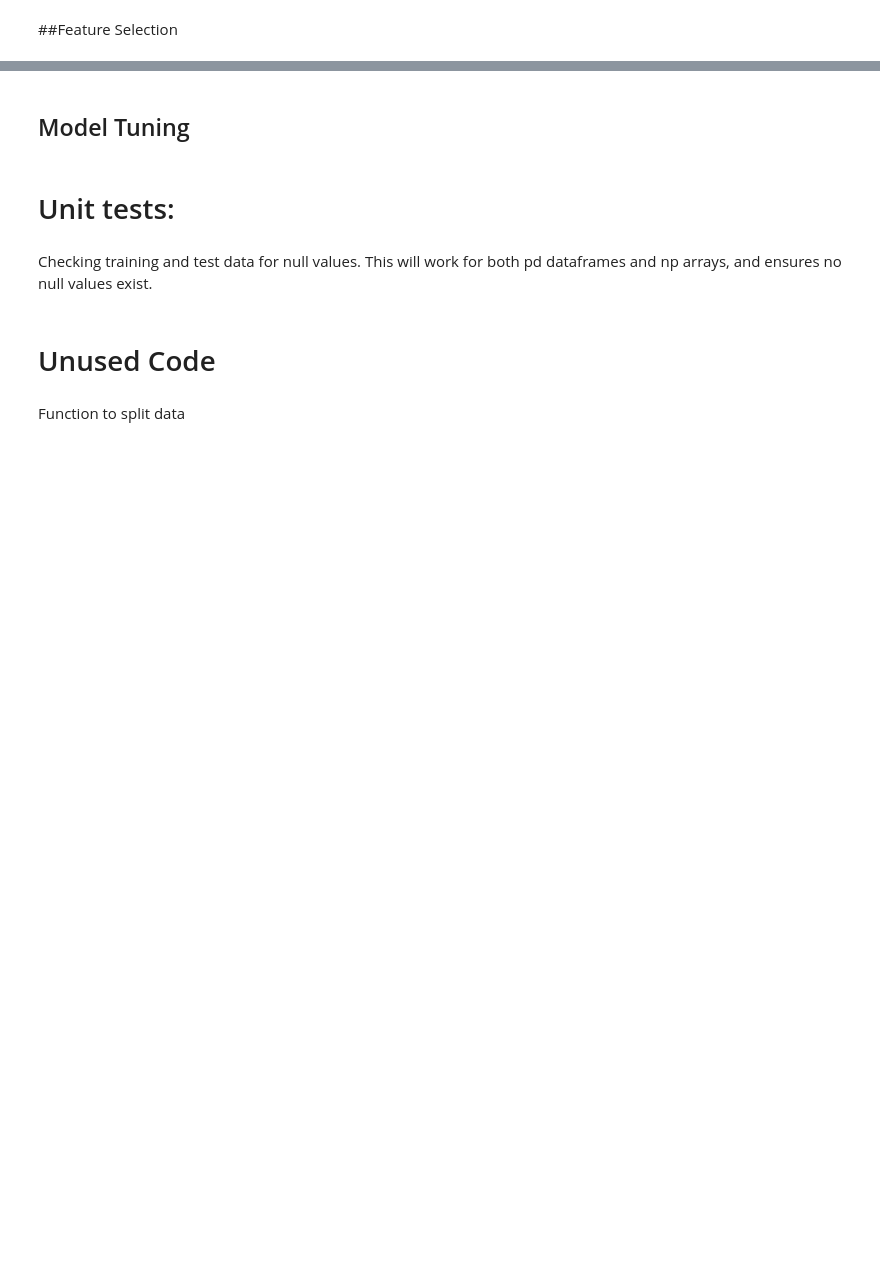
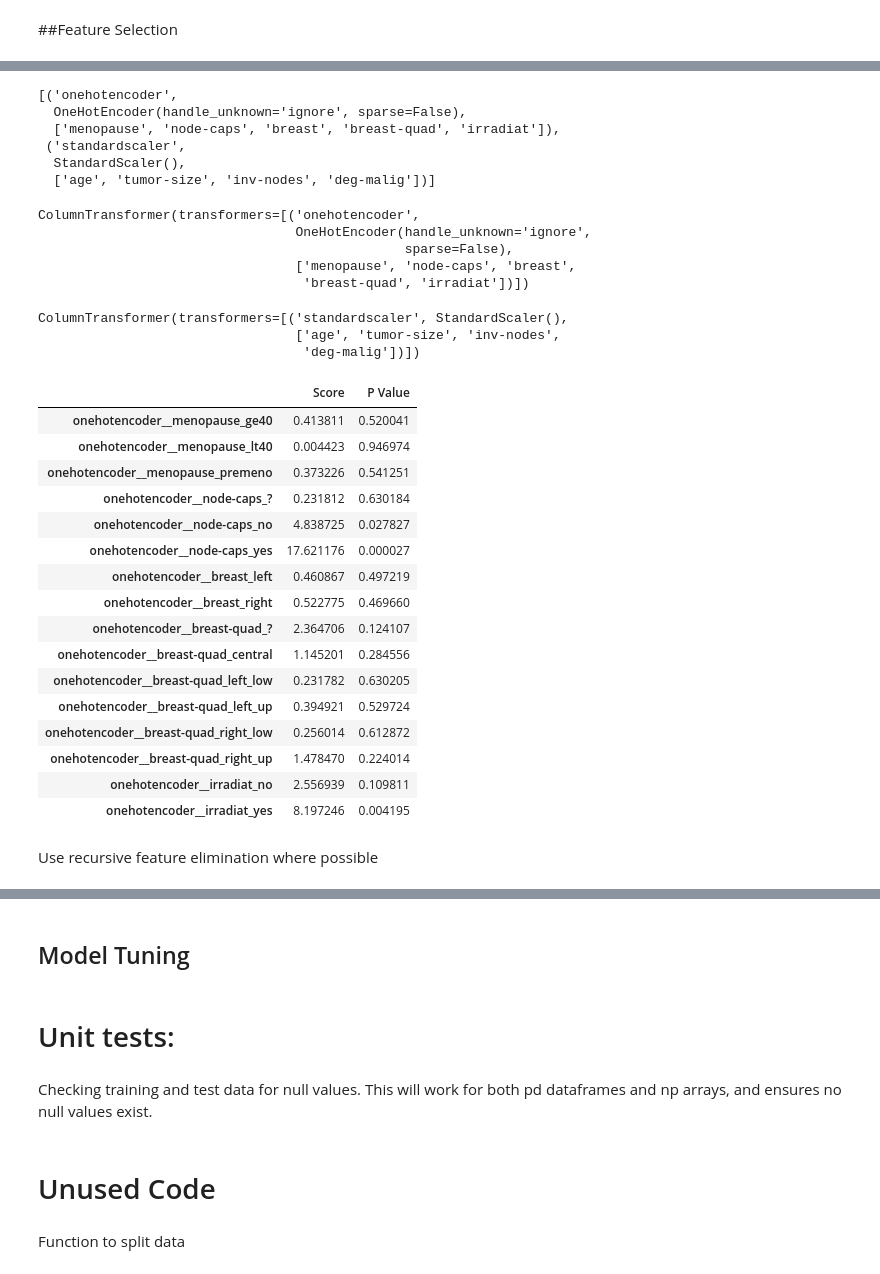
Before and after one commit to skadoosh12/JHub, a Jupyter notebook: Module 4/Task_template.ipynb, the cells around one changed output, grey strips where cells are left out. Drawn from its saved outputs; the diff is of its cells as text; code cells hidden in the pictures; blank space fills up the shorter version.

```diff
--- a/Module 4/Task_template.ipynb
+++ b/Module 4/Task_template.ipynb
@@ -617,0 +674,48 @@ str RandomForestClassifier(criterion='entropy', n_estimators=10, random_state=1)
+# %%
+#ct.remainder = 'drop'
+ct.transformers_
+# %% [output]
+[('onehotencoder',
+  OneHotEncoder(handle_unknown='ignore', sparse=False),
+  ['menopause', 'node-caps', 'breast', 'breast-quad', 'irradiat']),
+ ('standardscaler',
+  StandardScaler(),
+  ['age', 'tumor-size', 'inv-nodes', 'deg-malig'])]
+# %%
+test = Ct(ct.transformers[0][1:3])
+test
+# %% [output]
+ColumnTransformer(transformers=[('onehotencoder',
+                                 OneHotEncoder(handle_unknown='ignore',
+                                               sparse=False),
+                                 ['menopause', 'node-caps', 'breast',
+                                  'breast-quad', 'irradiat'])])
+# %%
+test2 = Ct(ct.transformers[1][1:3])
+test2
+# %% [output]
+ColumnTransformer(transformers=[('standardscaler', StandardScaler(),
+                                 ['age', 'tumor-size', 'inv-nodes',
+                                  'deg-malig'])])
+# %%
+df_score
+# %% [output]
+|  | Score | P Value |
+| onehotencoder__menopause_ge40 | 0.413811 | 0.520041 |
+| onehotencoder__menopause_lt40 | 0.004423 | 0.946974 |
+| onehotencoder__menopause_premeno | 0.373226 | 0.541251 |
+| onehotencoder__node-caps_? | 0.231812 | 0.630184 |
+| onehotencoder__node-caps_no | 4.838725 | 0.027827 |
+| onehotencoder__node-caps_yes | 17.621176 | 0.000027 |
+| onehotencoder__breast_left | 0.460867 | 0.497219 |
+| onehotencoder__breast_right | 0.522775 | 0.469660 |
+| onehotencoder__breast-quad_? | 2.364706 | 0.124107 |
+| onehotencoder__breast-quad_central | 1.145201 | 0.284556 |
+| onehotencoder__breast-quad_left_low | 0.231782 | 0.630205 |
+| onehotencoder__breast-quad_left_up | 0.394921 | 0.529724 |
+| onehotencoder__breast-quad_right_low | 0.256014 | 0.612872 |
+| onehotencoder__breast-quad_right_up | 1.478470 | 0.224014 |
+| onehotencoder__irradiat_no | 2.556939 | 0.109811 |
+| onehotencoder__irradiat_yes | 8.197246 | 0.004195 |
+# %% [markdown]
+Use recursive feature elimination where possible
```
Also changed, not shown: parts of 22 cells of this notebook, 1 other file.
